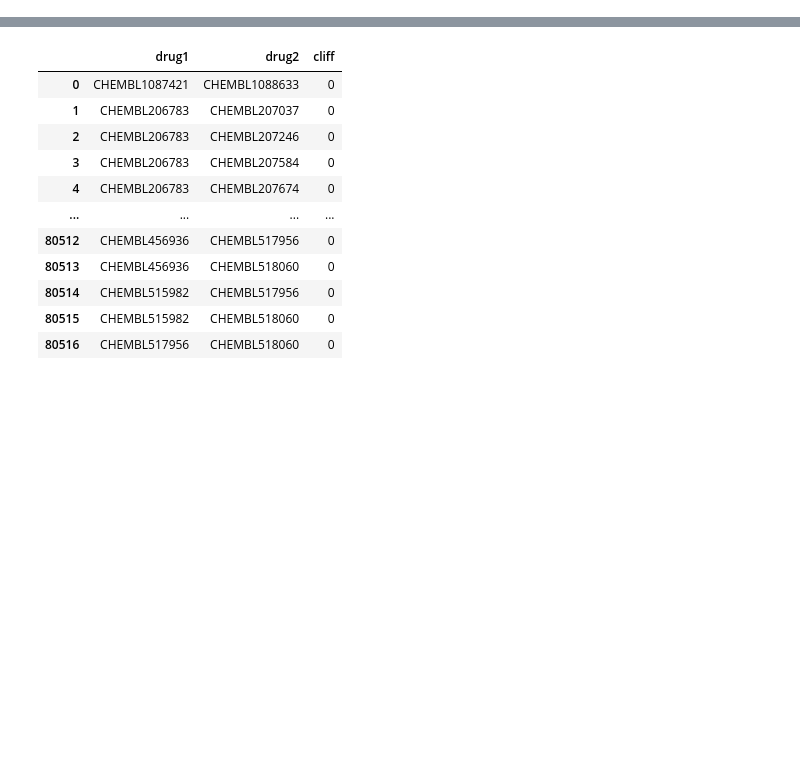
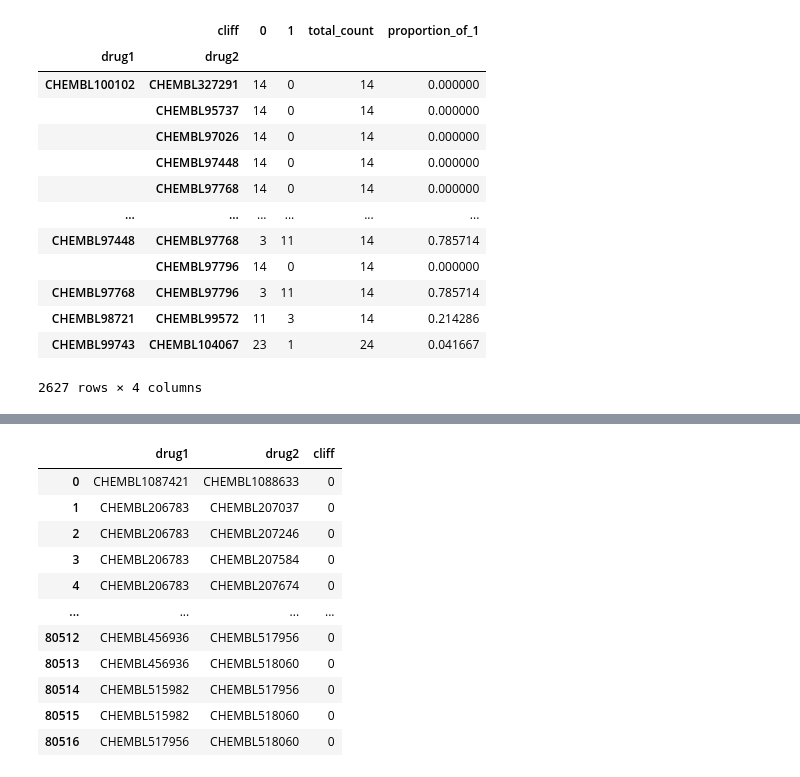
Before and after one commit to reginaib/AC-DTI, a Jupyter notebook: scripts/kiba-ac.ipynb, the cells around one changed output, grey strips where cells are left out. Saved outputs shown, nothing was run; the diff lists cells and outputs as text; code cells hidden in the pictures; blank space fills up the shorter version.

```diff
--- a/scripts/kiba-ac.ipynb
+++ b/scripts/kiba-ac.ipynb
@@ -33,0 +89,21 @@ cliff_pairs
+# %%
+cliff_pivot['total_count'] = cliff_pivot[0] + cliff_pivot[1]
+
+# Calculate the proportion of 1s in pairs
+cliff_pivot['proportion_of_1'] = cliff_pivot[1] / cliff_pivot['total_count']
+cliff_pivot
+# %% [output]
+|  | cliff | 0 | 1 | total_count | proportion_of_1 |
+| drug1 | drug2 |  |  |  |  |
+| CHEMBL100102 | CHEMBL327291 | 14 | 0 | 14 | 0.000000 |
+|  | CHEMBL95737 | 14 | 0 | 14 | 0.000000 |
+|  | CHEMBL97026 | 14 | 0 | 14 | 0.000000 |
+|  | CHEMBL97448 | 14 | 0 | 14 | 0.000000 |
+|  | CHEMBL97768 | 14 | 0 | 14 | 0.000000 |
+| ... | ... | ... | ... | ... | ... |
+| CHEMBL97448 | CHEMBL97768 | 3 | 11 | 14 | 0.785714 |
+|  | CHEMBL97796 | 14 | 0 | 14 | 0.000000 |
+| CHEMBL97768 | CHEMBL97796 | 3 | 11 | 14 | 0.785714 |
+| CHEMBL98721 | CHEMBL99572 | 11 | 3 | 14 | 0.214286 |
+| CHEMBL99743 | CHEMBL104067 | 23 | 1 | 24 | 0.041667 |
+2627 rows × 4 columns
```
Also changed, not shown: parts of 20 cells of this notebook, 1 other file.
